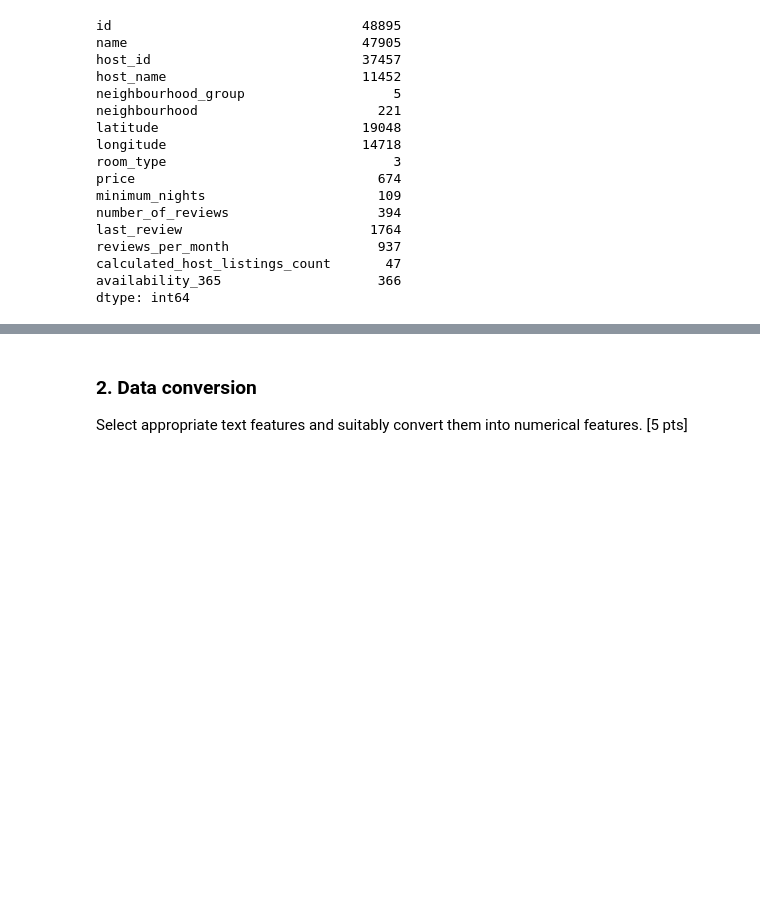
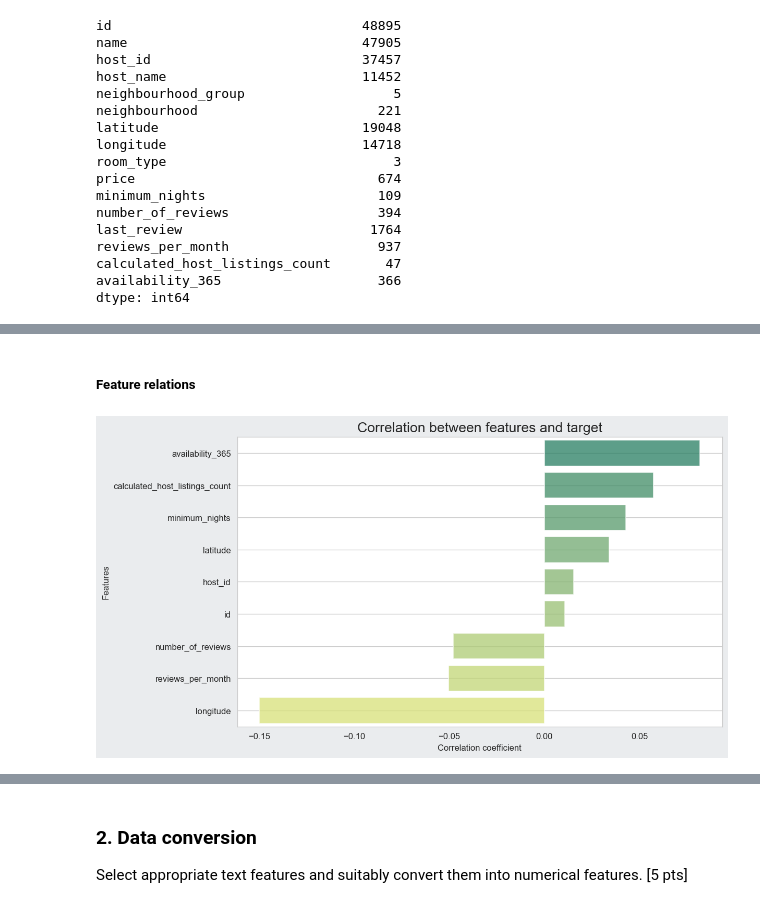
Before and after one commit to PdAlbedo/CS6140_Machine_Learning, a Jupyter notebook: A4/CS6140_A4_Q2_PCA-1.ipynb, the cells around one changed output, grey strips where cells are left out. Cells and saved outputs as stored; diff of their text form; code cells hidden in the pictures; blank space fills up the shorter version.

```diff
--- a/A4/CS6140_A4_Q2_PCA-1.ipynb
+++ b/A4/CS6140_A4_Q2_PCA-1.ipynb
@@ -109,0 +154,27 @@ dtype: int64
+# %% [markdown]
+##### Feature relations
+# %%
+features = list(airbnb_data.columns[(airbnb_data.columns != 'price') &
+                                    (airbnb_data.columns != 'neighbourhood') &
+                                    (airbnb_data.columns != 'neighbourhood_group') &
+                                    (airbnb_data.columns != 'room_type')])
+
+correlation_table = []
+for col in features:
+    y = airbnb_data['price']
+    x = airbnb_data[col]
+    corr = np.corrcoef(x, y)[1][0]
+    d = {'Features': col, 'Correlation coefficient' : corr}
+    correlation_table.append(d)
+corr_df = pd.DataFrame(correlation_table)
+
+plt.figure(figsize=(10,6), dpi = 120, facecolor = '#EAECEE')
+sns.barplot(x = "Correlation coefficient", y = "Features",
+            data = corr_df.sort_values("Correlation coefficient", ascending = False),
+            palette = 'summer', alpha = 0.75)
+
+plt.grid()
+plt.title('Correlation between features and target', fontsize = 16)
+plt.show()
+# %% [output]
+[figure, added]
```
Also changed, not shown: parts of 20 cells of this notebook, 1 other file.
